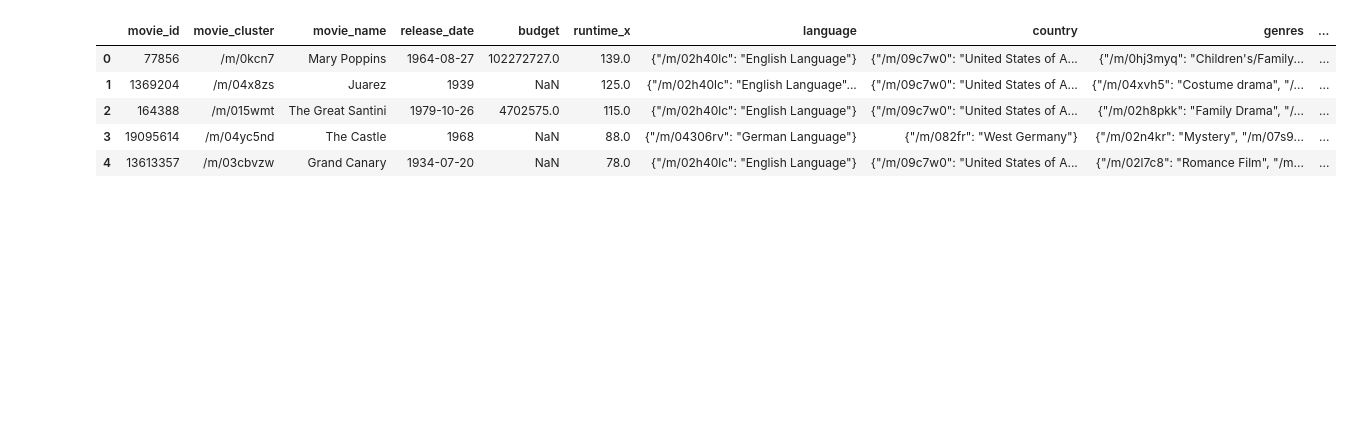
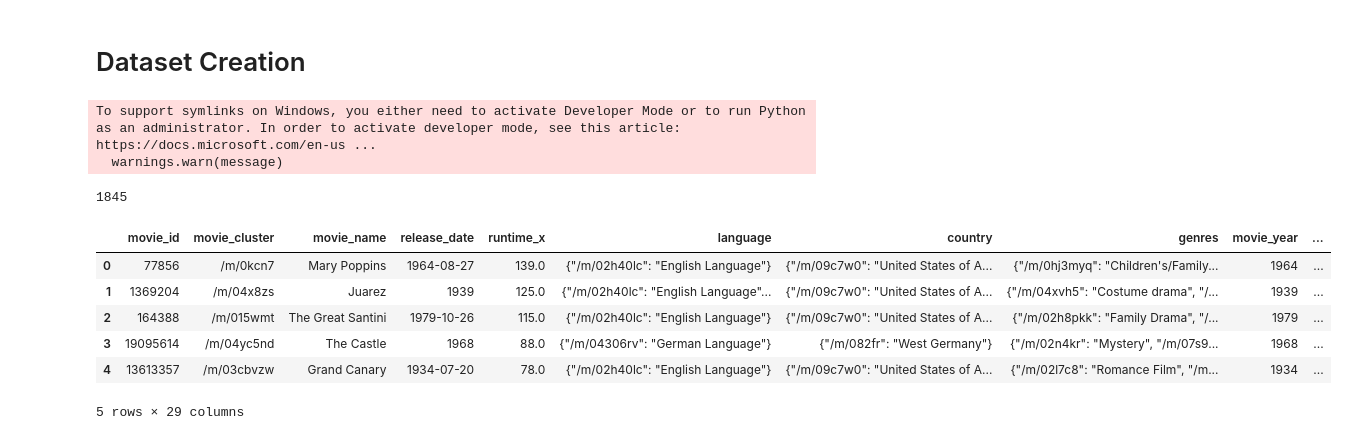
Before and after one commit to epfl-ada/ada-2024-project-datadruids, a Jupyter notebook: src/Regression.ipynb, the cells around one changed output. Cells and saved outputs as stored; diff of their text form; code cells hidden in the pictures; blank space fills up the shorter version.

Commit message:
dataset creation code

```diff
--- a/src/Regression.ipynb
+++ b/src/Regression.ipynb
@@ -1,19 +1,26 @@
 # %%
 %load_ext autoreload
 %autoreload 2
+# %% [markdown]
+# Dataset Creation
 # %%
 from datasets import load_dataset
 import tqdm as tqdm
 
-books_movie_cleaning = load_dataset("ada-datadruids/merged_movies_books_cleaned")
+books_movie_cleaning = load_dataset("ada-datadruids/movies_based_on_books_with_budget")
 movies_based_on_books_df = books_movie_cleaning['train'].to_pandas()
 
 movies_based_on_books_df.drop(columns=['Unnamed: 0'], inplace=True)
+print(len(movies_based_on_books_df))
 movies_based_on_books_df.head()
 # %% [output]
+To support symlinks on Windows, you either need to activate Developer Mode or to run Python as an administrator. In order to activate developer mode, see this article: https://docs.microsoft.com/en-us ...
+  warnings.warn(message)
+1845
-|  | movie_id | movie_cluster | movie_name | release_date | budget | runtime_x | language | country | genres | ... |
-| 0 | 77856 | /m/0kcn7 | Mary Poppins | 1964-08-27 | 102272727.0 | 139.0 | {"/m/02h40lc": "English Language"} | {"/m/09c7w0": "United States of A... | {"/m/0hj3myq": "Children's/Family... | ... |
-| 1 | 1369204 | /m/04x8zs | Juarez | 1939 | NaN | 125.0 | {"/m/02h40lc": "English Language"... | {"/m/09c7w0": "United States of A... | {"/m/04xvh5": "Costume drama", "/... | ... |
-| 2 | 164388 | /m/015wmt | The Great Santini | 1979-10-26 | 4702575.0 | 115.0 | {"/m/02h40lc": "English Language"} | {"/m/09c7w0": "United States of A... | {"/m/02h8pkk": "Family Drama", "/... | ... |
-| 3 | 19095614 | /m/04yc5nd | The Castle | 1968 | NaN | 88.0 | {"/m/04306rv": "German Language"} | {"/m/082fr": "West Germany"} | {"/m/02n4kr": "Mystery", "/m/07s9... | ... |
-| 4 | 13613357 | /m/03cbvzw | Grand Canary | 1934-07-20 | NaN | 78.0 | {"/m/02h40lc": "English Language"} | {"/m/09c7w0": "United States of A... | {"/m/02l7c8": "Romance Film", "/m... | ... |
+|  | movie_id | movie_cluster | movie_name | release_date | runtime_x | language | country | genres | movie_year | ... |
+| 0 | 77856 | /m/0kcn7 | Mary Poppins | 1964-08-27 | 139.0 | {"/m/02h40lc": "English Language"} | {"/m/09c7w0": "United States of A... | {"/m/0hj3myq": "Children's/Family... | 1964 | ... |
+| 1 | 1369204 | /m/04x8zs | Juarez | 1939 | 125.0 | {"/m/02h40lc": "English Language"... | {"/m/09c7w0": "United States of A... | {"/m/04xvh5": "Costume drama", "/... | 1939 | ... |
+| 2 | 164388 | /m/015wmt | The Great Santini | 1979-10-26 | 115.0 | {"/m/02h40lc": "English Language"} | {"/m/09c7w0": "United States of A... | {"/m/02h8pkk": "Family Drama", "/... | 1979 | ... |
+| 3 | 19095614 | /m/04yc5nd | The Castle | 1968 | 88.0 | {"/m/04306rv": "German Language"} | {"/m/082fr": "West Germany"} | {"/m/02n4kr": "Mystery", "/m/07s9... | 1968 | ... |
+| 4 | 13613357 | /m/03cbvzw | Grand Canary | 1934-07-20 | 78.0 | {"/m/02h40lc": "English Language"} | {"/m/09c7w0": "United States of A... | {"/m/02l7c8": "Romance Film", "/m... | 1934 | ... |
+5 rows × 29 columns
```
Also changed, not shown: parts of 9 cells of this notebook.
